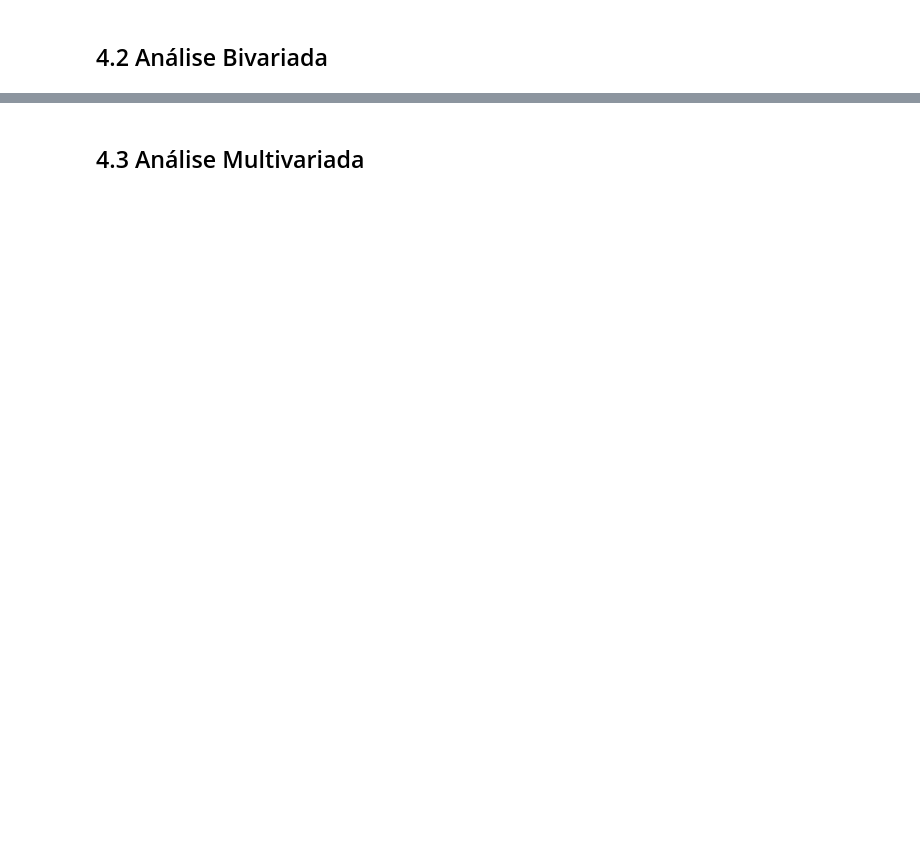
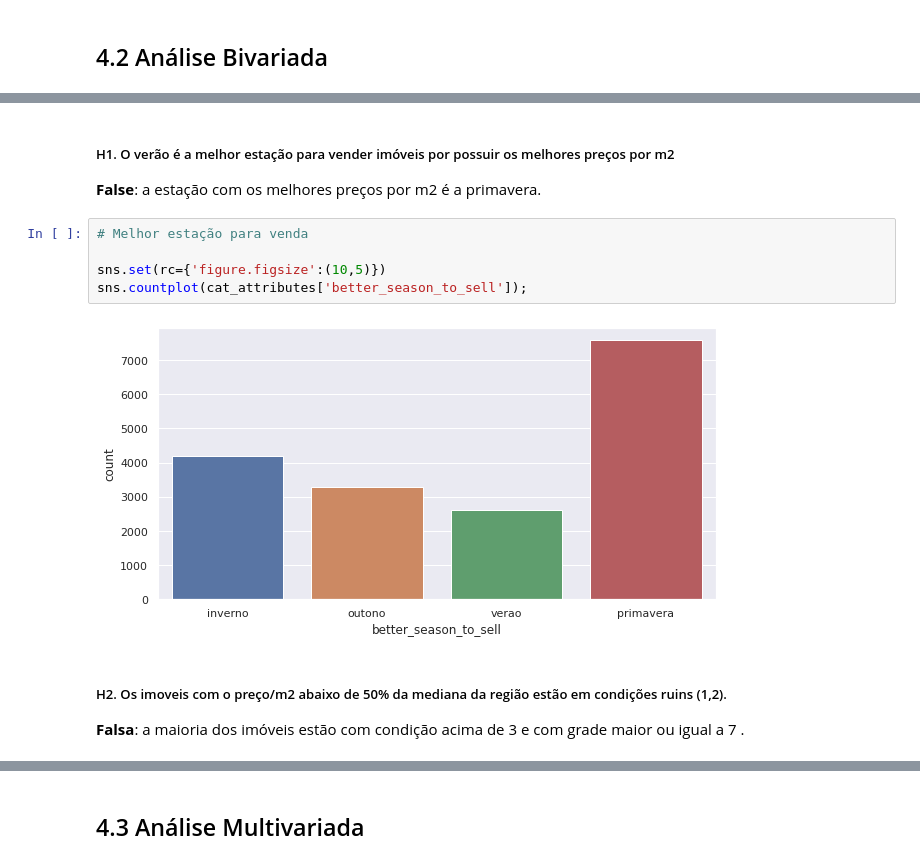
Before and after one commit to vitorhmf/house-rocket, a Jupyter notebook: notebooks/v01_sales_insight.ipynb, the cells around one changed output, grey strips where cells are left out. Drawn from its saved outputs; the diff is of its cells as text; blank space fills up the shorter version.

```diff
--- a/notebooks/v01_sales_insight.ipynb
+++ b/notebooks/v01_sales_insight.ipynb
@@ -537,0 +441,15 @@ st.header('Hipóteses de Negócio')
+# %% [markdown]
+##### H1. O verão é a melhor estação para vender imóveis por possuir os melhores preços por m2
+
+**False**: a estação com os melhores preços por m2 é a primavera.
+# %%
+# Melhor estação para venda
+
+sns.set(rc={'figure.figsize':(10,5)})
+sns.countplot(cat_attributes['better_season_to_sell']);
+# %% [output]
+[figure, added]
+# %% [markdown]
+##### H2. Os imoveis com o preço/m2 abaixo de 50% da mediana da região estão em condições ruins (1,2).
+
+**Falsa**: a maioria dos imóveis estão com condição acima de 3 e com grade maior ou igual a 7 .
```
Also changed, not shown: parts of 47 cells of this notebook, 3 other files.
